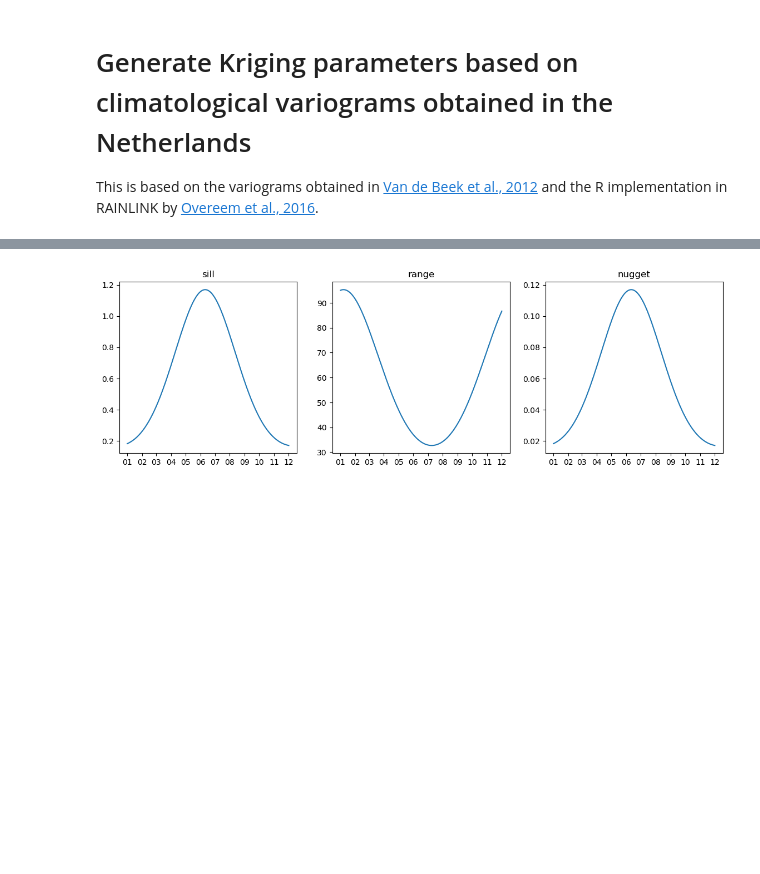
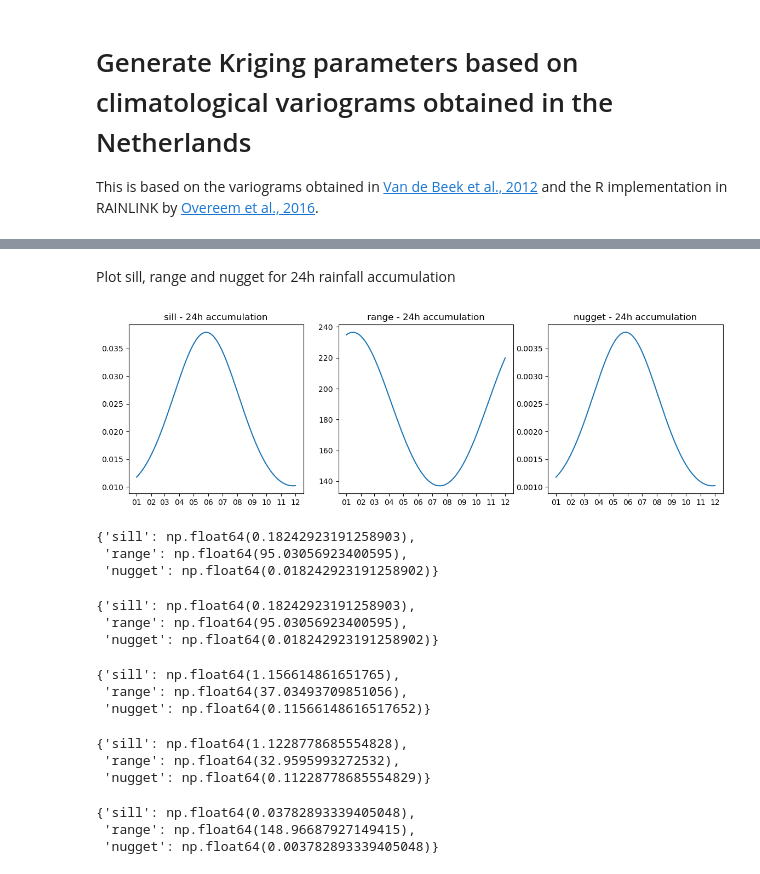
Before and after one commit to pycomlink/pycomlink, a Jupyter notebook: notebooks/Compare interpolation methods.ipynb, the cells around one changed output, grey strips where cells are left out. Cells and saved outputs as stored; diff of their text form; code cells hidden in the pictures; blank space fills up the shorter version.

Commit message:
Now plot 1h and 24h accumulation variogram params in notebook, and create reference output for tests at the bottom

```diff
--- a/notebooks/Compare interpolation methods.ipynb
+++ b/notebooks/Compare interpolation methods.ipynb
@@ -262,5 +264,14 @@ This is based on the variograms obtained in [Van de Beek et al., 2012](https:doi
 # %%
+# note that the year does not matter here, we only use the julian day inside the function
+date_range = pd.date_range('2022-01-01', '2022-12-01', freq='D')
+
 variogram_param_dict_list = []
-date_range = pd.date_range('2022-01-01', '2022-12-01', freq='D')
 for date in date_range:
     variogram_param_dict_list.append(pycml.spatial.interpolator.clim_var_param(date_str=date, time_scale_hours=1))
+
+fig, axs = plt.subplots(1, 3, figsize=(14, 4))
+for i, var_name in enumerate(['sill', 'range', 'nugget']):
+    axs[i].plot(date_range, [variogram_param_dict[var_name] for variogram_param_dict in variogram_param_dict_list])
+    axs[i].set_title(f"{var_name} - 1h accumulation")
+    axs[i].xaxis.set_major_locator(mpl.dates.MonthLocator(bymonth=range(1,13,1)))
+    axs[i].xaxis.set_major_formatter(mpl.dates.DateFormatter('%m'))
@@ -267,9 +280,48 @@ for date in date_range:
+# %% [markdown]
+Plot sill, range and nugget for 24h rainfall accumulation
 # %%
+# note that the year does not matter here, we only use the julian day inside the function
+date_range = pd.date_range('2022-01-01', '2022-12-01', freq='D')
+
+variogram_param_dict_list = []
+for date in date_range:
+    variogram_param_dict_list.append(pycml.spatial.interpolator.clim_var_param(date_str=date, time_scale_hours=24))
+
 fig, axs = plt.subplots(1, 3, figsize=(14, 4))
 for i, var_name in enumerate(['sill', 'range', 'nugget']):
     axs[i].plot(date_range, [variogram_param_dict[var_name] for variogram_param_dict in variogram_param_dict_list])
-    axs[i].set_title(var_name)
+    axs[i].set_title(f"{var_name} - 24h accumulation")
     axs[i].xaxis.set_major_locator(mpl.dates.MonthLocator(bymonth=range(1,13,1)))
     axs[i].xaxis.set_major_formatter(mpl.dates.DateFormatter('%m'))
 # %% [output]
-[figure, old version]
+[figure, new version]
+# %%
+pycml.spatial.interpolator.clim_var_param(date_str='2022-01-01', time_scale_hours=1)
+# %% [output]
+{'sill': np.float64(0.18242923191258903),
+ 'range': np.float64(95.03056923400595),
+ 'nugget': np.float64(0.018242923191258902)}
+# %%
+pycml.spatial.interpolator.clim_var_param(date_str='20220101', time_scale_hours=1)
+# %% [output]
+{'sill': np.float64(0.18242923191258903),
+ 'range': np.float64(95.03056923400595),
+ 'nugget': np.float64(0.018242923191258902)}
+# %%
+pycml.spatial.interpolator.clim_var_param(date_str='2022-06-01', time_scale_hours=1)
+# %% [output]
+{'sill': np.float64(1.156614861651765),
+ 'range': np.float64(37.03493709851056),
+ 'nugget': np.float64(0.11566148616517652)}
+# %%
+pycml.spatial.interpolator.clim_var_param(date_str='2022-06-30', time_scale_hours=1)
+# %% [output]
+{'sill': np.float64(1.1228778685554828),
+ 'range': np.float64(32.9595993272532),
+ 'nugget': np.float64(0.11228778685554829)}
+# %%
+pycml.spatial.interpolator.clim_var_param(date_str='2022-06-01', time_scale_hours=24)
+# %% [output]
+{'sill': np.float64(0.03782893339405048),
+ 'range': np.float64(148.96687927149415),
+ 'nugget': np.float64(0.003782893339405048)}
```
Also changed, not shown: parts of 2 cells of this notebook.
